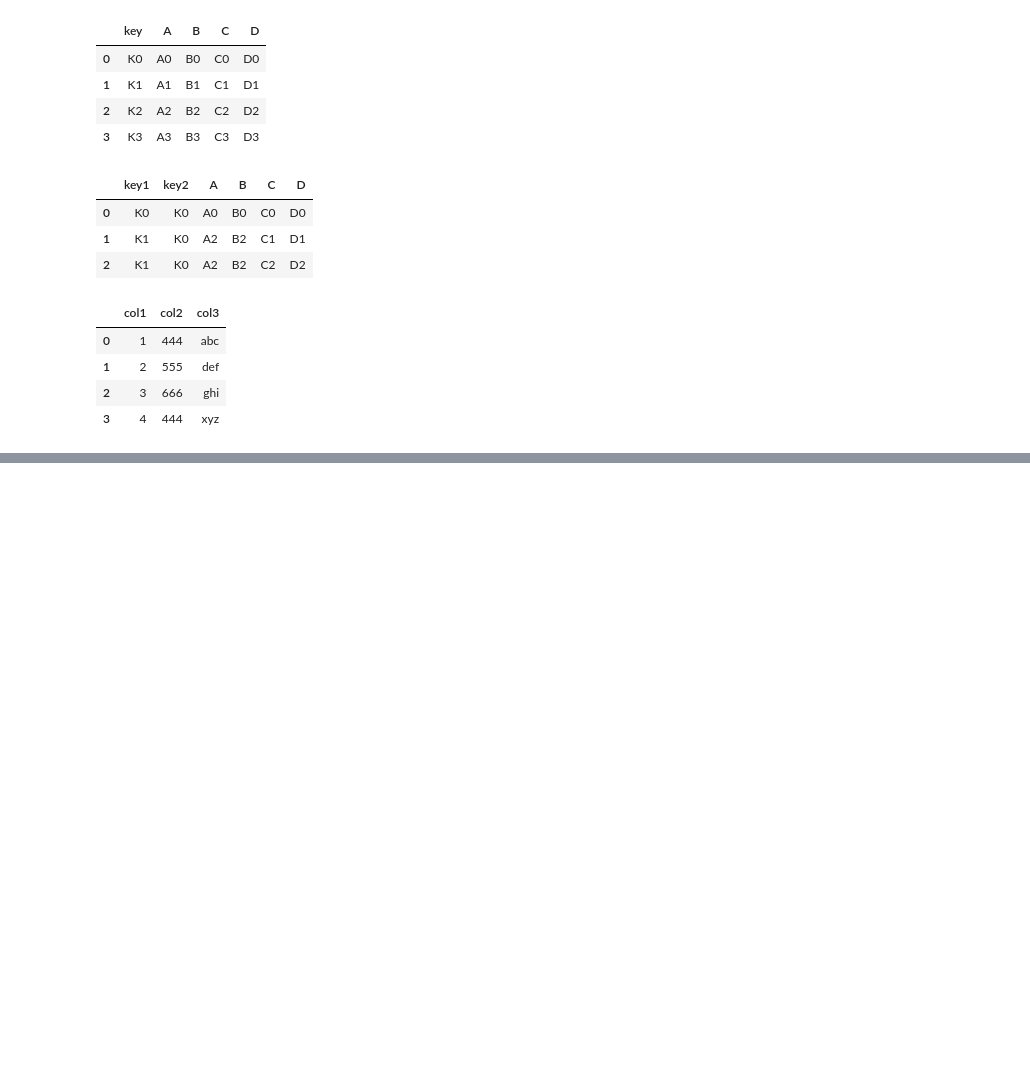
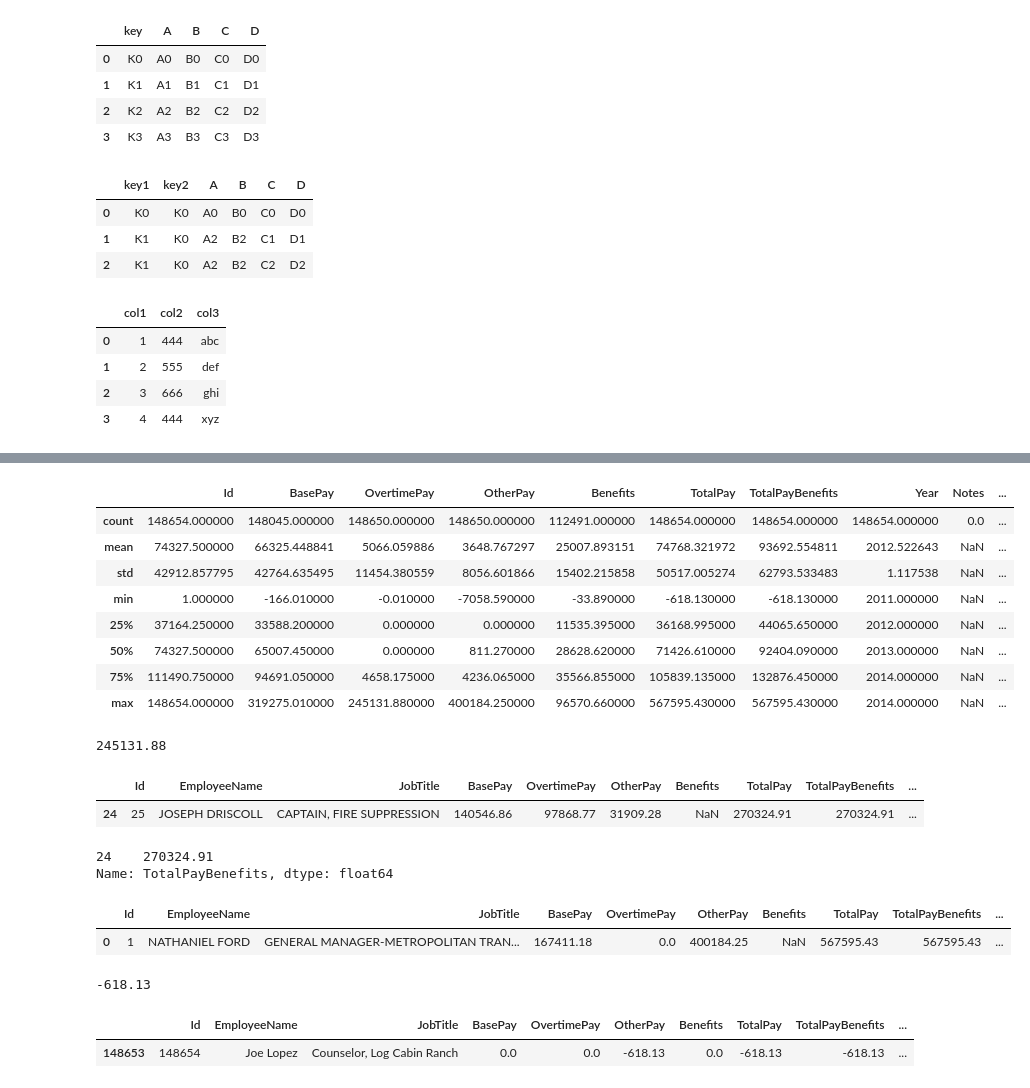
Before and after one commit to tamaldatta07/Hands-On-Machine-Learning-with-Scikit-Learn-Keras-and-TensorFlow, a Jupyter notebook: first_learning.ipynb, the cells around one changed output, grey strips where cells are left out. Drawn from its saved outputs; the diff is of its cells as text; code cells hidden in the pictures; blank space fills up the shorter version.

```diff
--- a/first_learning.ipynb
+++ b/first_learning.ipynb
@@ -866,0 +916,2 @@ KeyError: 'col2'
+# %%
+sal = pd.read_csv('Salaries.csv')
@@ -866,0 +950,40 @@ KeyError: 'col2'
+# %%
+sal.describe()
+# %% [output]
+|  | Id | BasePay | OvertimePay | OtherPay | Benefits | TotalPay | TotalPayBenefits | Year | Notes | ... |
+| count | 148654.000000 | 148045.000000 | 148650.000000 | 148650.000000 | 112491.000000 | 148654.000000 | 148654.000000 | 148654.000000 | 0.0 | ... |
+| mean | 74327.500000 | 66325.448841 | 5066.059886 | 3648.767297 | 25007.893151 | 74768.321972 | 93692.554811 | 2012.522643 | NaN | ... |
+| std | 42912.857795 | 42764.635495 | 11454.380559 | 8056.601866 | 15402.215858 | 50517.005274 | 62793.533483 | 1.117538 | NaN | ... |
+| min | 1.000000 | -166.010000 | -0.010000 | -7058.590000 | -33.890000 | -618.130000 | -618.130000 | 2011.000000 | NaN | ... |
+| 25% | 37164.250000 | 33588.200000 | 0.000000 | 0.000000 | 11535.395000 | 36168.995000 | 44065.650000 | 2012.000000 | NaN | ... |
+| 50% | 74327.500000 | 65007.450000 | 0.000000 | 811.270000 | 28628.620000 | 71426.610000 | 92404.090000 | 2013.000000 | NaN | ... |
+| 75% | 111490.750000 | 94691.050000 | 4658.175000 | 4236.065000 | 35566.855000 | 105839.135000 | 132876.450000 | 2014.000000 | NaN | ... |
+| max | 148654.000000 | 319275.010000 | 245131.880000 | 400184.250000 | 96570.660000 | 567595.430000 | 567595.430000 | 2014.000000 | NaN | ... |
+# %%
+sal['OvertimePay'].max()
+# %% [output]
+245131.88
+# %%
+sal[sal['EmployeeName'] == 'JOSEPH DRISCOLL']
+# %% [output]
+|  | Id | EmployeeName | JobTitle | BasePay | OvertimePay | OtherPay | Benefits | TotalPay | TotalPayBenefits | ... |
+| 24 | 25 | JOSEPH DRISCOLL | CAPTAIN, FIRE SUPPRESSION | 140546.86 | 97868.77 | 31909.28 | NaN | 270324.91 | 270324.91 | ... |
+# %%
+sal[sal['EmployeeName'] == 'JOSEPH DRISCOLL'] ['TotalPayBenefits']
+# %% [output]
+24    270324.91
+Name: TotalPayBenefits, dtype: float64
+# %%
+sal[sal['TotalPayBenefits'] == sal['TotalPayBenefits'].max()]
+# %% [output]
+|  | Id | EmployeeName | JobTitle | BasePay | OvertimePay | OtherPay | Benefits | TotalPay | TotalPayBenefits | ... |
+| 0 | 1 | NATHANIEL FORD | GENERAL MANAGER-METROPOLITAN TRAN... | 167411.18 | 0.0 | 400184.25 | NaN | 567595.43 | 567595.43 | ... |
+# %%
+sal['TotalPayBenefits'].min()
+# %% [output]
+-618.13
+# %%
+sal[sal['TotalPayBenefits'] == sal['TotalPayBenefits'].min()]
+# %% [output]
+|  | Id | EmployeeName | JobTitle | BasePay | OvertimePay | OtherPay | Benefits | TotalPay | TotalPayBenefits | ... |
+| 148653 | 148654 | Joe Lopez | Counselor, Log Cabin Ranch | 0.0 | 0.0 | -618.13 | 0.0 | -618.13 | -618.13 | ... |
```
Also changed, not shown: parts of 22 cells of this notebook.
